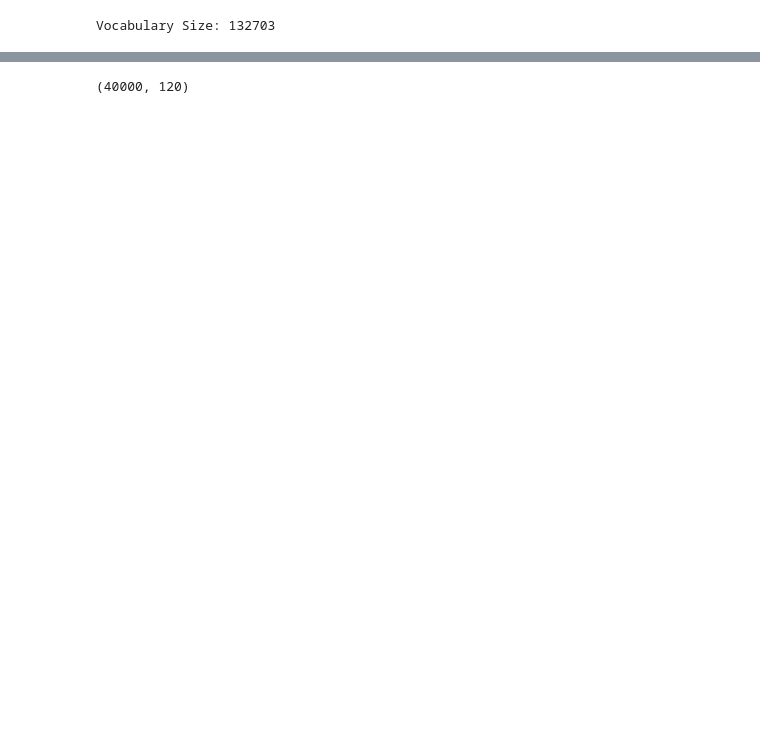
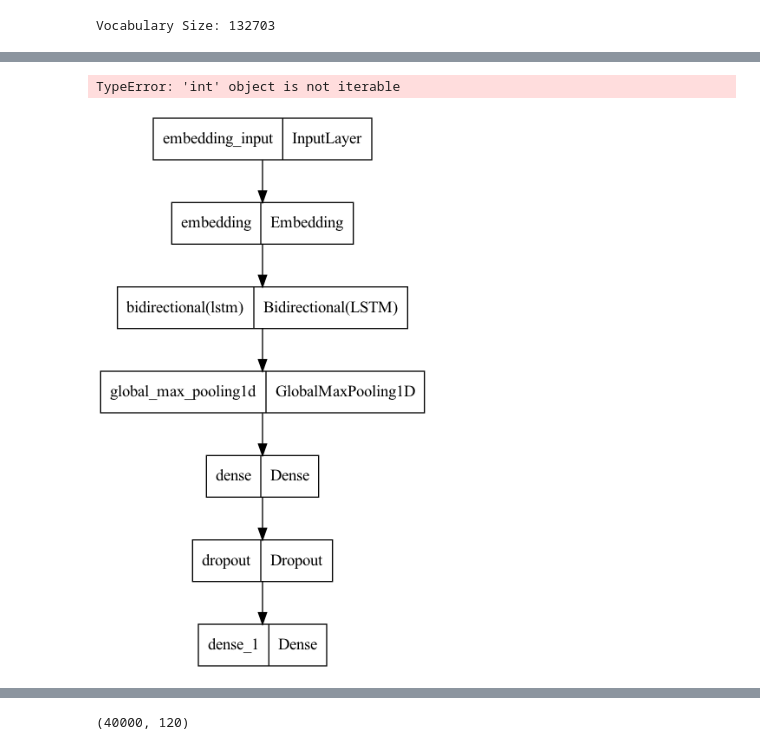
Before and after one commit to Reach2sudharsan/Sentiment-Analysis-of-Food-Insecurity, a Jupyter notebook: sentiment_analysis.ipynb, the cells around one changed output, grey strips where cells are left out. Cells and saved outputs as stored; diff of their text form; code cells hidden in the pictures; blank space fills up the shorter version.

```diff
--- a/sentiment_analysis.ipynb
+++ b/sentiment_analysis.ipynb
@@ -273,3 +287,11 @@ _________________________________________________________________
+# %%
+visualkeras.layered_view(model, to_file="BiLSTM.png", legend=True) # without custom font
+# %% [output]
+TypeError: 'int' object is not iterable
+# %%
+plot_model(model, to_file="BiLSTM.png")
+# %% [output]
+[figure, added]
 # %%
 model, history = fit(model, X_train, X_valid, y_train, y_valid, es, mc)
 # %% [output]
```
Also changed, not shown: parts of 32 cells of this notebook, 3 other files.
